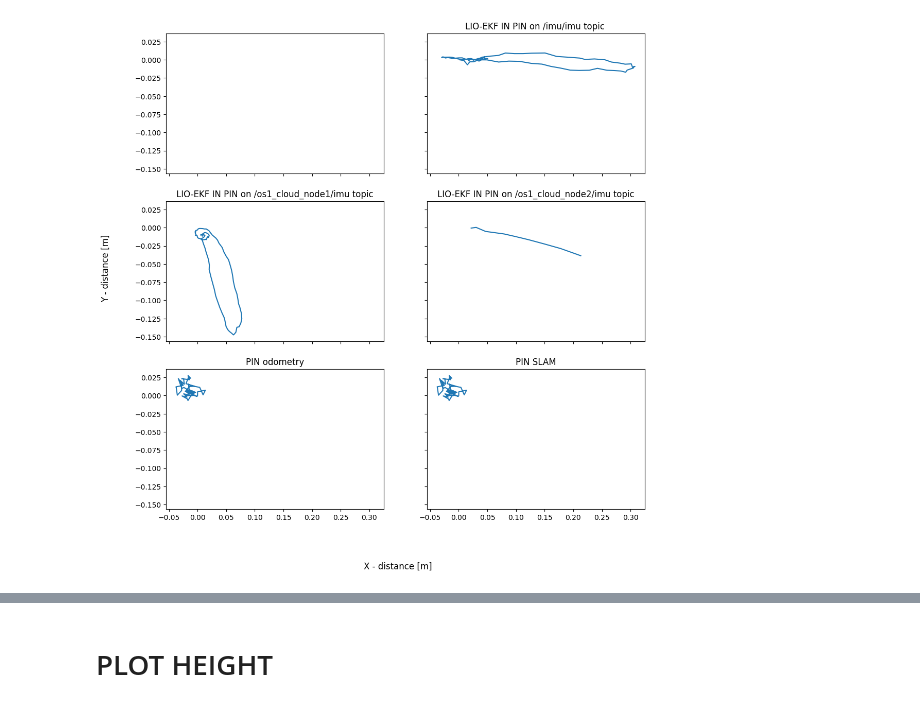
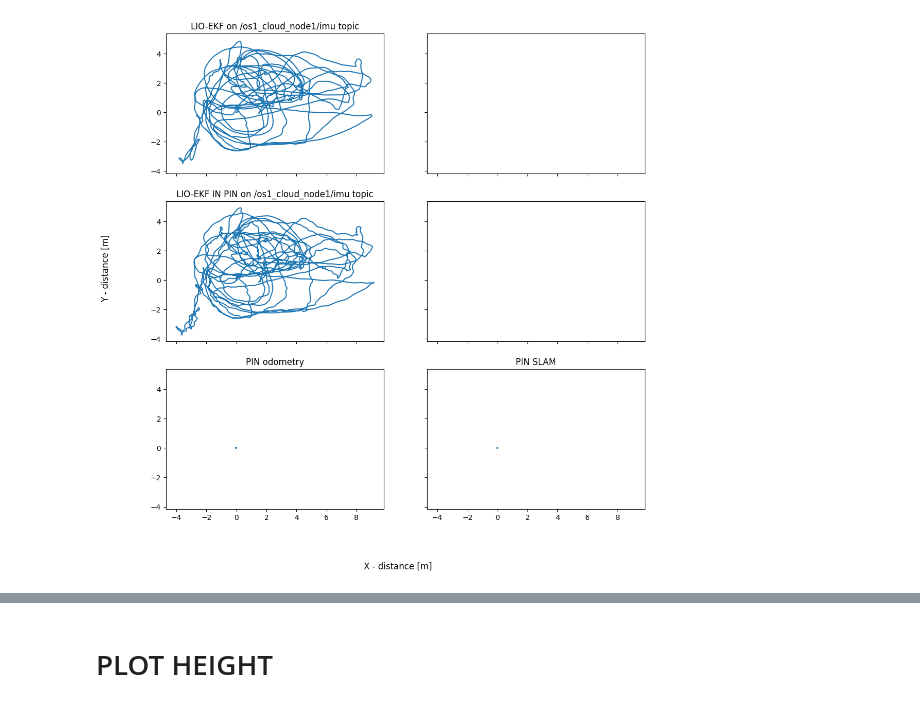
Before and after one commit to ohmohmpr/PINI, a Jupyter notebook: ohm/plot_path/NTU_VIRAL/nya/path_NTU_VIRAL_NYA03.ipynb, the cells around one changed output, grey strips where cells are left out. Cells and saved outputs as stored; diff of their text form; code cells hidden in the pictures.

```diff
--- a/ohm/plot_path/NTU_VIRAL/nya/path_NTU_VIRAL_NYA03.ipynb
+++ b/ohm/plot_path/NTU_VIRAL/nya/path_NTU_VIRAL_NYA03.ipynb
@@ -3,50 +3,49 @@ import matplotlib.pyplot as plt
 import numpy as np
 # %%
 idx = 100
-
-# LIOEKF_handsfree_imu = np.loadtxt('../../dataset/rosbag/newer_college/64beam/01_short/00/lio_ekf_01.txt', usecols=(1,2,3), unpack=True)
-LIOEKF_IN_PIN_imu_imu = np.loadtxt(
-    '../../../dataset/rosbag/ntu_viral/nya_03/lidar_hort/pin_lio_ekf_odo.txt',
-    usecols=(1,2,3), skiprows=64, unpack=True)[:, :100]
+LIOEKF_os1_cloud_node1_imu = np.loadtxt('../../../dataset/rosbag/ntu_viral/nya_03/lidar_hort/lio_ekf_01.txt', usecols=(1,2,3), unpack=True)
+# LIOEKF_os1_cloud_node1_imu = np.loadtxt(
+#     '../../../dataset/rosbag/ntu_viral/nya_03/lidar_hort/pin_lio_ekf_odo.txt',
+#     usecols=(1,2,3), skiprows=64, unpack=True)[:, :100]
 LIOEKF_IN_PIN_os1_cloud_node1_imu = np.loadtxt(
     '../../../dataset/rosbag/ntu_viral/nya_03/lidar_hort/pin_lio_ekf_odo_os1_cloud_node1.txt',
-    usecols=(1,2,3), skiprows=66, unpack=True)[:, :100]
-LIOEKF_IN_PIN_os2_cloud_node1_imu = np.loadtxt(
-    '../../../dataset/rosbag/ntu_viral/nya_03/lidar_hort/pin_lio_ekf_odo_os2_cloud_node1.txt',
-    usecols=(1,2,3), skiprows=66, unpack=True)[:, :10]
+    usecols=(1,2,3), skiprows=66, unpack=True)
+# LIOEKF_IN_PIN_os2_cloud_node1_imu = np.loadtxt(
+#     '../../../dataset/rosbag/ntu_viral/nya_03/lidar_hort/pin_lio_ekf_odo_os2_cloud_node1.txt',
+    # usecols=(1,2,3), skiprows=66, unpack=True)[:, :10]
 pin_odom = np.loadtxt('../../../dataset/rosbag/ntu_viral/nya_03/lidar_hort/odom_poses_kitti.txt', delimiter=' ', usecols=(3, 7, 11), unpack=True)[:, :idx]
 pin_slam = np.loadtxt('../../../dataset/rosbag/ntu_viral/nya_03/lidar_hort/slam_poses_kitti.txt', delimiter=' ', usecols=(3, 7, 11), unpack=True)[:, :idx]
 # %%
 trans = np.array([[ 1,  0, 0],
-                  [ 0, -1, 0],
+                  [ 0,  1, 0],
                   [ 0,  0,-1]])
 
-LIOEKF_IN_PIN_imu_imu = trans @ LIOEKF_IN_PIN_imu_imu
+LIOEKF_os1_cloud_node1_imu = trans @ LIOEKF_os1_cloud_node1_imu
 LIOEKF_IN_PIN_os1_cloud_node1_imu = trans @ LIOEKF_IN_PIN_os1_cloud_node1_imu
 
 trans = np.array([  [ -1,  0,  0],
                     [  0,  0, -1],
                     [  0, -1,  0]])
-LIOEKF_IN_PIN_os2_cloud_node1_imu = trans @ LIOEKF_IN_PIN_os2_cloud_node1_imu
+# LIOEKF_IN_PIN_os2_cloud_node1_imu = trans @ LIOEKF_IN_PIN_os2_cloud_node1_imu
 # %%
 figure, axis = plt.subplots(3, 2, sharex=True, sharey=True, figsize=(12, 12))
 
-# axis[0][0].plot(LIOEKF_handsfree_imu[0], LIOEKF_handsfree_imu[1])
-# axis[0][0].set_title("LIO-EKF on /handsfree/imu topic")
-axis[0][1].plot(LIOEKF_IN_PIN_imu_imu[0], LIOEKF_IN_PIN_imu_imu[1])
-axis[0][1].set_title("LIO-EKF IN PIN on /imu/imu topic ")
+axis[0][0].plot(LIOEKF_os1_cloud_node1_imu[0], LIOEKF_os1_cloud_node1_imu[1])
+axis[0][0].set_title("LIO-EKF on /os1_cloud_node1/imu topic")
+# axis[0][1].plot(LIOEKF_IN_PIN_imu_imu[0], LIOEKF_IN_PIN_imu_imu[1])
+# axis[0][1].set_title("LIO-EKF IN PIN on /imu/imu topic ")
 axis[1][0].plot(LIOEKF_IN_PIN_os1_cloud_node1_imu[0], LIOEKF_IN_PIN_os1_cloud_node1_imu[1])
 axis[1][0].set_title("LIO-EKF IN PIN on /os1_cloud_node1/imu topic")
-axis[1][1].plot(LIOEKF_IN_PIN_os2_cloud_node1_imu[0], LIOEKF_IN_PIN_os2_cloud_node1_imu[1])
-axis[1][1].set_title("LIO-EKF IN PIN on /os1_cloud_node2/imu topic")
+# axis[1][1].plot(LIOEKF_IN_PIN_os2_cloud_node1_imu[0], LIOEKF_IN_PIN_os2_cloud_node1_imu[1])
+# axis[1][1].set_title("LIO-EKF IN PIN on /os1_cloud_node2/imu topic")
 axis[2][0].plot(pin_odom[0], pin_odom[1])
 axis[2][0].set_title("PIN odometry")
 axis[2][1].plot(pin_slam[0], pin_slam[1])
 axis[2][1].set_title("PIN SLAM")
 
 figure.supxlabel('X - distance [m]')
 figure.supylabel('Y - distance [m]')
 plt.show()
 # %% [output]
-[figure, old version]
+[figure, new version]
 # %%
```
Also changed, not shown: parts of 3 cells of this notebook, 44 other files.
